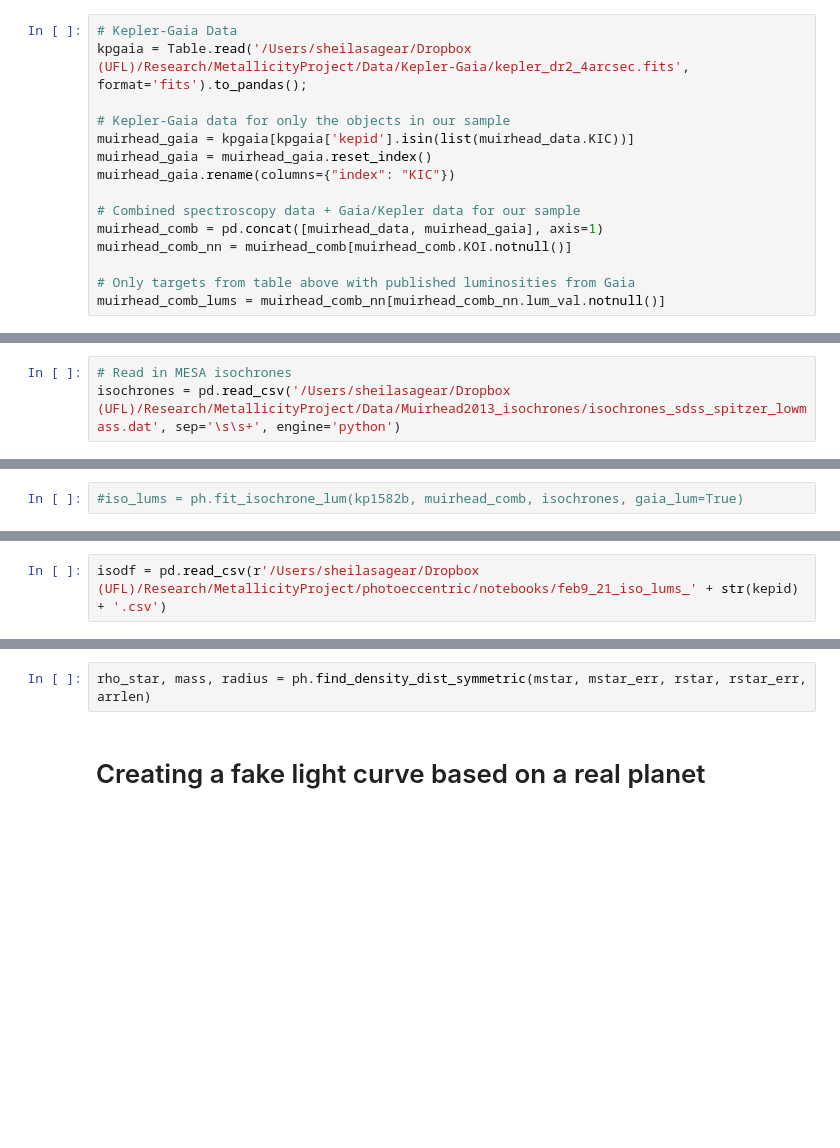
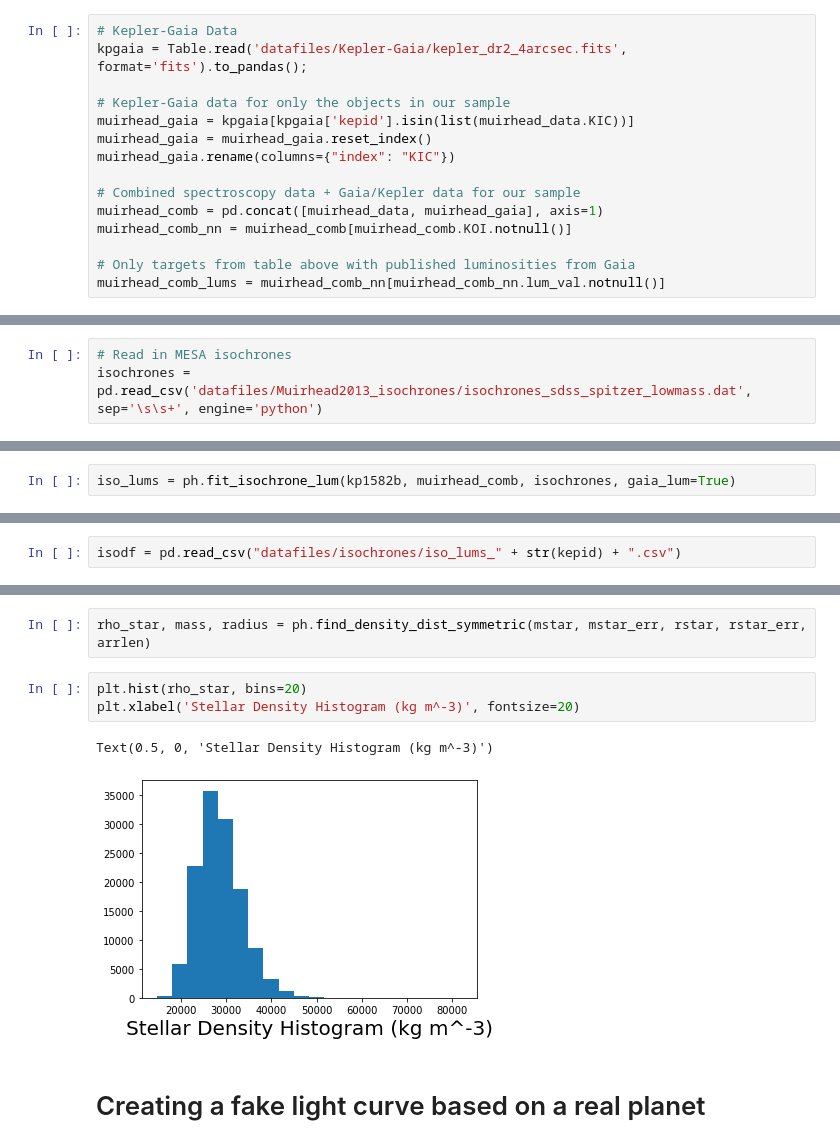
Before and after one commit to ssagear/photoeccentric, a Jupyter notebook: notebooks/photoeccentric_tutorial.ipynb, the cells around one changed output, grey strips where cells are left out. Drawn from its saved outputs; the diff is of its cells as text; blank space fills up the shorter version.

```diff
--- a/notebooks/photoeccentric_tutorial.ipynb
+++ b/notebooks/photoeccentric_tutorial.ipynb
@@ -65,7 +65,7 @@ Now, I'm reading in the entire Kepler/Gaia dataset from [gaia-kepler.fun]. I'm a
 Then I'll combine the spectroscopy data with Kepler/Gaia data for our sample.
 # %%
 # Kepler-Gaia Data
-kpgaia = Table.read('/Users/sheilasagear/Dropbox (UFL)/Research/MetallicityProject/Data/Kepler-Gaia/kepler_dr2_4arcsec.fits', format='fits').to_pandas();
+kpgaia = Table.read('datafiles/Kepler-Gaia/kepler_dr2_4arcsec.fits', format='fits').to_pandas();
 
 # Kepler-Gaia data for only the objects in our sample
 muirhead_gaia = kpgaia[kpgaia['kepid'].isin(list(muirhead_data.KIC))]
@@ -92,10 +92,10 @@ kepname = spectplanets.loc[spectplanets['kepid'] == kepid].kepler_name.values[0]
 kp1582b = muirhead_comb.loc[muirhead_comb['KIC'] == kepid]
 # %%
 # Read in MESA isochrones
-isochrones = pd.read_csv('/Users/sheilasagear/Dropbox (UFL)/Research/MetallicityProject/Data/Muirhead2013_isochrones/isochrones_sdss_spitzer_lowmass.dat', sep='\s\s+', engine='python')
+isochrones = pd.read_csv('datafiles/Muirhead2013_isochrones/isochrones_sdss_spitzer_lowmass.dat', sep='\s\s+', engine='python')
 # %% [markdown]
 ##### Using `ph.fit_isochrone_lum()` to match isochrones to stellar data
 # %%
-#iso_lums = ph.fit_isochrone_lum(kp1582b, muirhead_comb, isochrones, gaia_lum=True)
+iso_lums = ph.fit_isochrone_lum(kp1582b, muirhead_comb, isochrones, gaia_lum=True)
 # %%
 # Write to csv, then read back in (prevents python notebook from lagging)
@@ -103,5 +103,5 @@ isochrones = pd.read_csv('/Users/sheilasagear/Dropbox (UFL)/Research/Metallicity
 # %%
-isodf = pd.read_csv(r'/Users/sheilasagear/Dropbox (UFL)/Research/MetallicityProject/photoeccentric/notebooks/feb9_21_iso_lums_' + str(kepid) + '.csv')
+isodf = pd.read_csv("datafiles/isochrones/iso_lums_" + str(kepid) + ".csv")
 # %% [markdown]
 I'm determining the mass and radius constraints of this star based on the isochrones that were consistent with the observational data.
 # %%
@@ -115,6 +115,12 @@ rstar_err = isodf["radius"].std()
 Note: this does not necessarily mean the resulting density distribution will appear symmetric.
 # %%
 rho_star, mass, radius = ph.find_density_dist_symmetric(mstar, mstar_err, rstar, rstar_err, arrlen)
+# %%
+plt.hist(rho_star, bins=20)
+plt.xlabel('Stellar Density Histogram (kg m^-3)', fontsize=20)
+# %% [output]
+Text(0.5, 0, 'Stellar Density Histogram (kg m^-3)')
+[figure, added]
 # %% [markdown]
 # Creating a fake light curve based on a real planet
 # %% [markdown]
```
Also changed, not shown: parts of 3 cells of this notebook, 18 other files.
